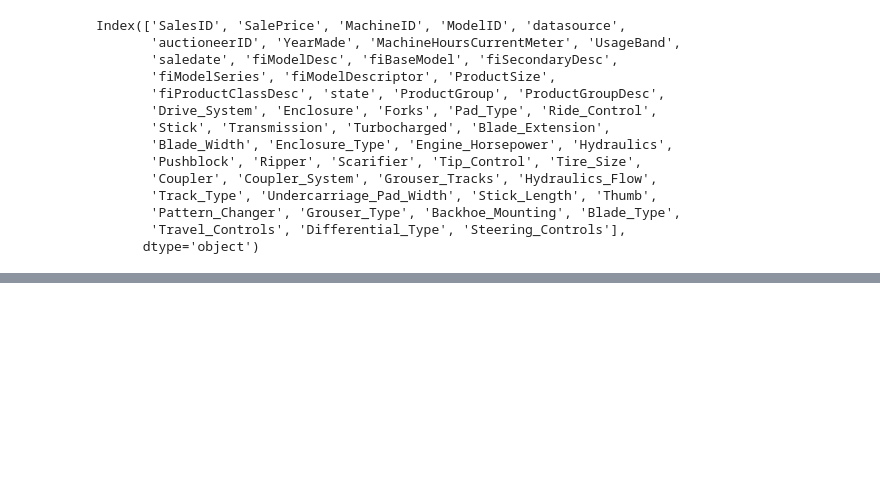
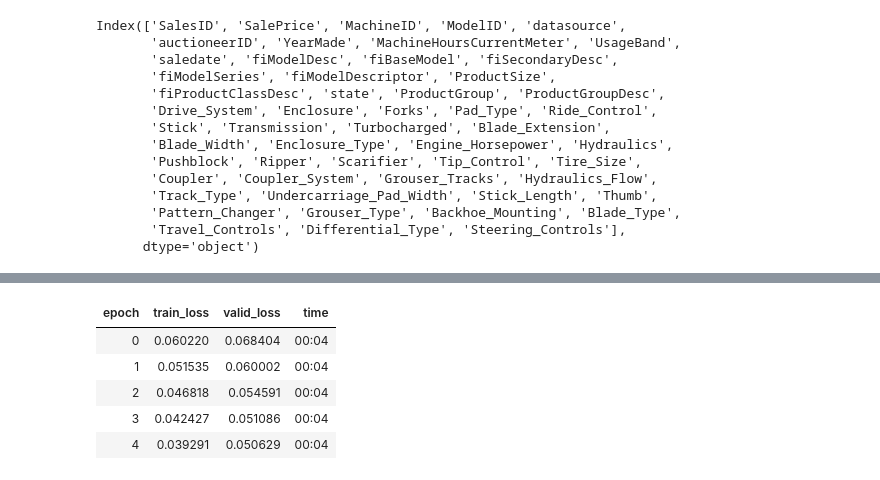
Before and after one commit to steimel60/ML, a Jupyter notebook: DeepLearning/TabularData.ipynb, the cells around one changed output, grey strips where cells are left out. Cells and saved outputs as stored; diff of their text form; code cells hidden in the pictures; blank space fills up the shorter version.

```diff
--- a/DeepLearning/TabularData.ipynb
+++ b/DeepLearning/TabularData.ipynb
@@ -89,0 +122,9 @@ This Section goes over Decision Trees which I go over in more detail in my ML/Ba
+# %%
+learn.fit_one_cycle(5, 1e-3)
+# %% [output]
+| epoch | train_loss | valid_loss | time |
+| 0 | 0.060220 | 0.068404 | 00:04 |
+| 1 | 0.051535 | 0.060002 | 00:04 |
+| 2 | 0.046818 | 0.054591 | 00:04 |
+| 3 | 0.042427 | 0.051086 | 00:04 |
+| 4 | 0.039291 | 0.050629 | 00:04 |
```
Also changed, not shown: parts of 10 cells of this notebook.
